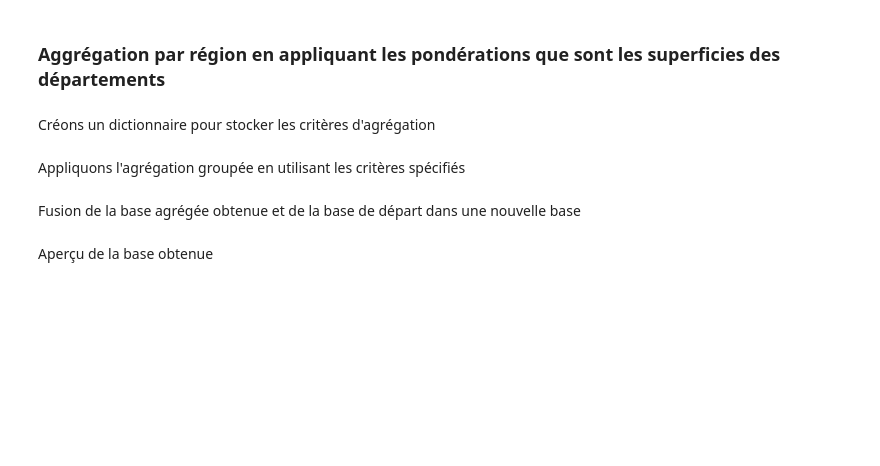
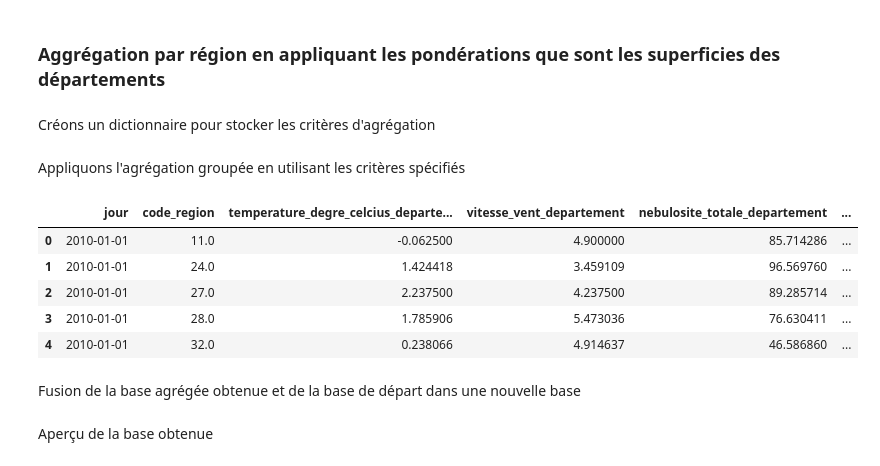
Before and after one commit to antoine-palazz/Python_DS_Project, a Jupyter notebook: Api_Odre.ipynb, the cells around one changed output. Saved outputs shown, nothing was run; the diff lists cells and outputs as text; code cells hidden in the pictures; blank space fills up the shorter version.

```diff
--- a/Api_Odre.ipynb
+++ b/Api_Odre.ipynb
@@ -364,6 +464,6 @@ Index(['geo_point_2d', 'year', 'reg_code', 'reg_name', 'code_departement',
 # %% [markdown]
 Créons un dictionnaire pour stocker les critères d'agrégation
 # %%
-criteres_agregation = {'temperature_degre_celcius_departement': lambda x: np.average(x, weights=base_meteo_modifie_4.loc[x.index, 'superficie_dep']),'vitesse_vent_departement': lambda x: np.average(x, weights=base_meteo_modifie_4.loc[x.index, 'superficie_dep']),'nebulosite_totale_departement': lambda x: np.average(x, weights=base_meteo_modifie_4.loc[x.index, 'superficie_dep']),'visibilite_horizontale_departement': lambda x: np.average(x, weights=base_meteo_modifie_4.loc[x.index, 'superficie_dep'])}
+criteres_agregation = {'temperature_degre_celcius_departement': lambda x: np.average(x, weights=base_meteo_modifie_4.loc[x.index, 'superficie']),'vitesse_vent_departement': lambda x: np.average(x, weights=base_meteo_modifie_4.loc[x.index, 'superficie']),'nebulosite_totale_departement': lambda x: np.average(x, weights=base_meteo_modifie_4.loc[x.index, 'superficie']),'visibilite_horizontale_departement': lambda x: np.average(x, weights=base_meteo_modifie_4.loc[x.index, 'superficie'])}
 # %% [markdown]
 Appliquons l'agrégation groupée en utilisant les critères spécifiés
@@ -370 +472,10 @@ Appliquons l'agrégation groupée en utilisant les critères spécifiés
+# %%
+agregation_reg_mean.head()
+# %% [output]
+|  | jour | code_region | temperature_degre_celcius_departe... | vitesse_vent_departement | nebulosite_totale_departement | ... |
+| 0 | 2010-01-01 | 11.0 | -0.062500 | 4.900000 | 85.714286 | ... |
+| 1 | 2010-01-01 | 24.0 | 1.424418 | 3.459109 | 96.569760 | ... |
+| 2 | 2010-01-01 | 27.0 | 2.237500 | 4.237500 | 89.285714 | ... |
+| 3 | 2010-01-01 | 28.0 | 1.785906 | 5.473036 | 76.630411 | ... |
+| 4 | 2010-01-01 | 32.0 | 0.238066 | 4.914637 | 46.586860 | ... |
 # %%
```
Also changed, not shown: parts of 46 cells of this notebook.
